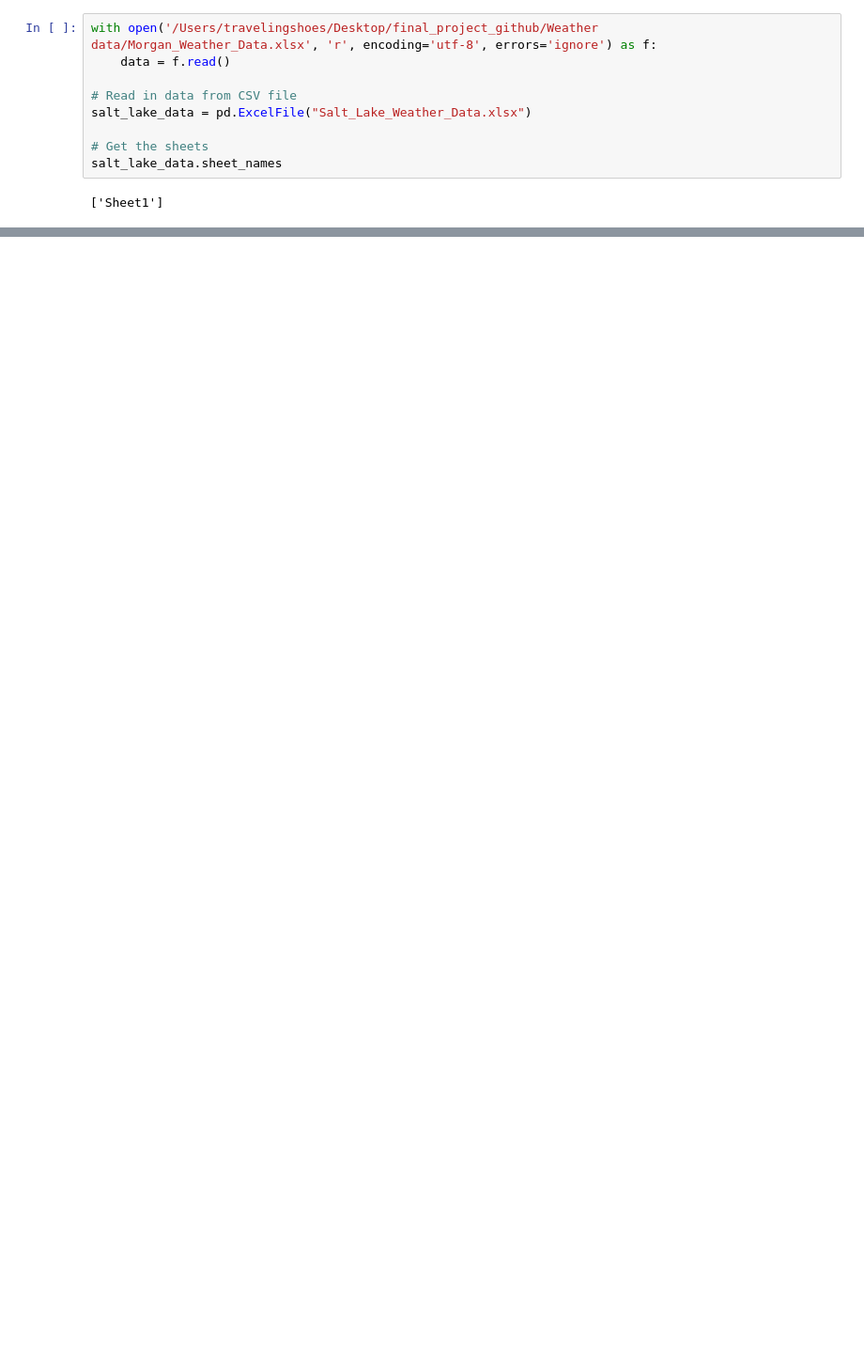
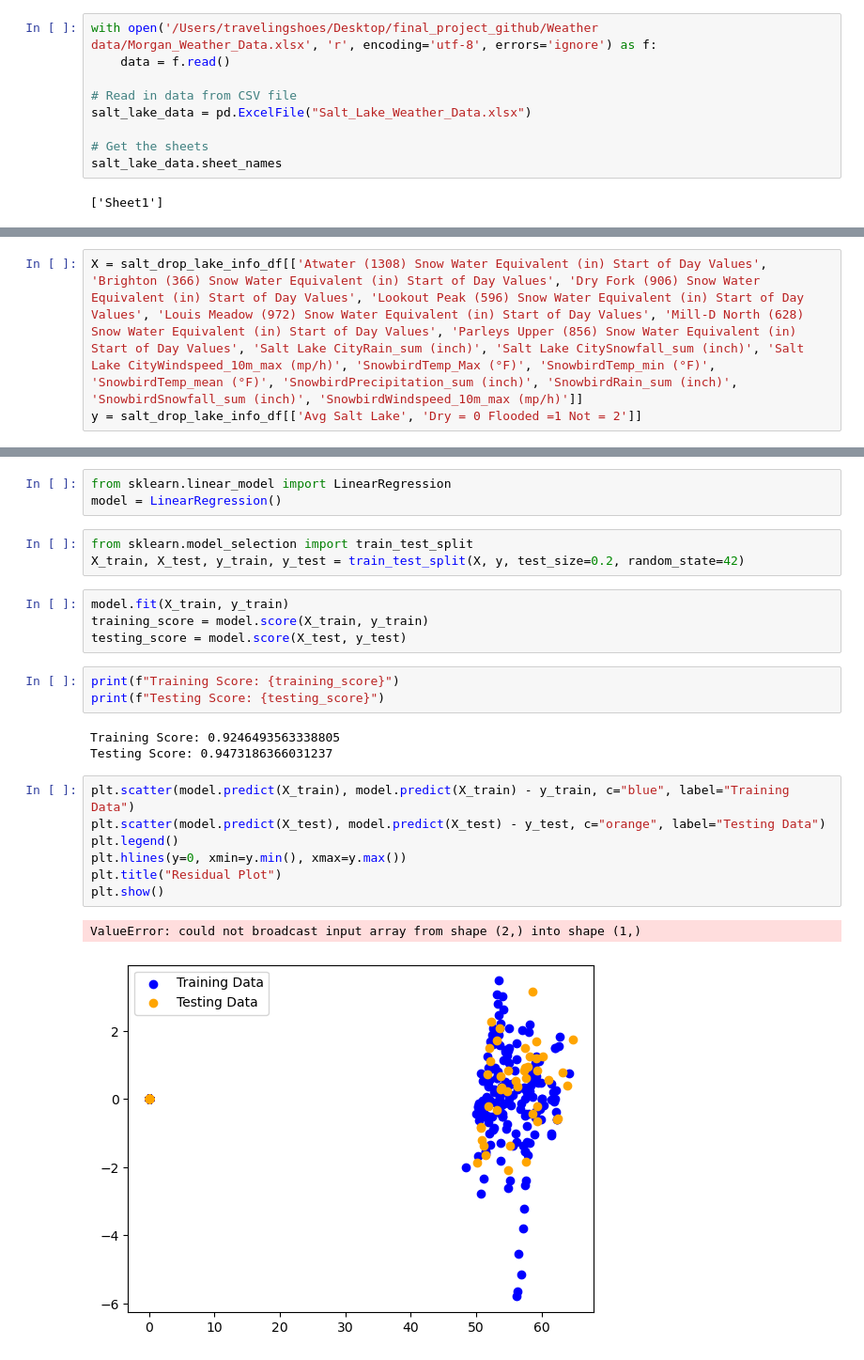
Before and after one commit to mdsinger/final_project_github, a Jupyter notebook: Weather data/salt_lake_county.ipynb, the cells around one changed output, grey strips where cells are left out. Shown at 94% size. Drawn from its saved outputs; the diff is of its cells as text; blank space fills up the shorter version.

```diff
--- a/Weather data/salt_lake_county.ipynb
+++ b/Weather data/salt_lake_county.ipynb
@@ -31,0 +55,3 @@ y = df['target_variable']
+# %%
+X = salt_drop_lake_info_df[['Atwater (1308) Snow Water Equivalent (in) Start of Day Values', 'Brighton (366) Snow Water Equivalent (in) Start of Day Values', 'Dry Fork (906) Snow Water Equivalent (in) Start of Day Values', 'Lookout Peak (596) Snow Water Equivalent (in) Start of Day Values', 'Louis Meadow (972) Snow Water Equivalent (in) Start of Day Values', 'Mill-D North (628) Snow Water Equivalent (in) Start of Day Values', 'Parleys Upper (856) Snow Water Equivalent (in) Start of Day Values', 'Salt Lake CityRain_sum (inch)', 'Salt Lake CitySnowfall_sum (inch)', 'Salt Lake CityWindspeed_10m_max (mp/h)', 'SnowbirdTemp_Max (°F)', 'SnowbirdTemp_min (°F)', 'SnowbirdTemp_mean (°F)', 'SnowbirdPrecipitation_sum (inch)', 'SnowbirdRain_sum (inch)', 'SnowbirdSnowfall_sum (inch)', 'SnowbirdWindspeed_10m_max (mp/h)']]
+y = salt_drop_lake_info_df[['Avg Salt Lake', 'Dry = 0 Flooded =1 Not = 2']]
@@ -31,0 +92,26 @@ y = df['target_variable']
+# %%
+from sklearn.linear_model import LinearRegression
+model = LinearRegression()
+# %%
+from sklearn.model_selection import train_test_split
+X_train, X_test, y_train, y_test = train_test_split(X, y, test_size=0.2, random_state=42)
+# %%
+model.fit(X_train, y_train)
+training_score = model.score(X_train, y_train)
+testing_score = model.score(X_test, y_test)
+# %%
+print(f"Training Score: {training_score}")
+print(f"Testing Score: {testing_score}")
+# %% [output]
+Training Score: 0.9246493563338805
+Testing Score: 0.9473186366031237
+# %%
+plt.scatter(model.predict(X_train), model.predict(X_train) - y_train, c="blue", label="Training Data")
+plt.scatter(model.predict(X_test), model.predict(X_test) - y_test, c="orange", label="Testing Data")
+plt.legend()
+plt.hlines(y=0, xmin=y.min(), xmax=y.max())
+plt.title("Residual Plot")
+plt.show()
+# %% [output]
+ValueError: could not broadcast input array from shape (2,) into shape (1,)
+[figure, added]
```
Also changed, not shown: parts of 6 cells of this notebook, 11 other files.
